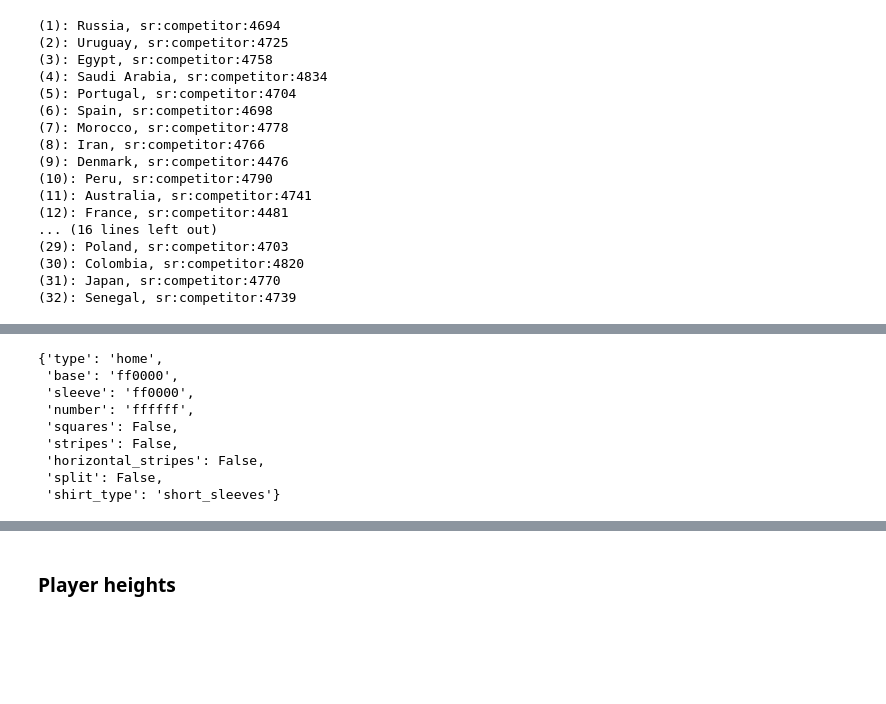
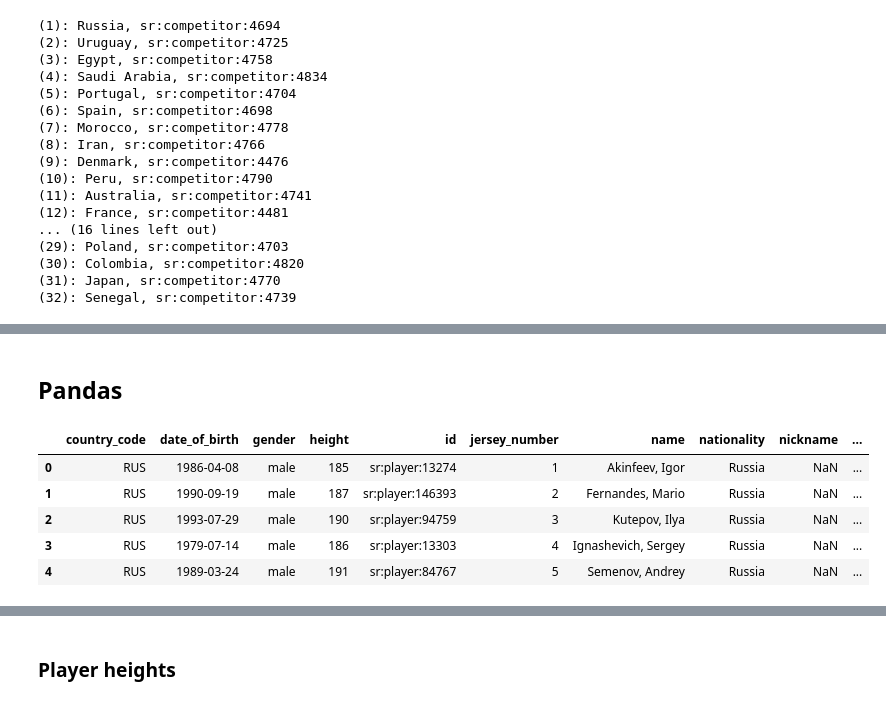
Before and after one commit to johnwmillr/WorldCup2018, a Jupyter notebook: scrape_soccer_data.ipynb, the cells around one changed output, grey strips where cells are left out. Cells and saved outputs as stored; diff of their text form; code cells hidden in the pictures; blank space fills up the shorter version.

```diff
--- a/scrape_soccer_data.ipynb
+++ b/scrape_soccer_data.ipynb
@@ -195,12 +178,2 @@ heights = [float(p['height']) for p in dat['players']]
-# %%
-dat['jerseys'][0]
-# %% [output]
-{'type': 'home',
- 'base': 'ff0000',
- 'sleeve': 'ff0000',
- 'number': 'ffffff',
- 'squares': False,
- 'stripes': False,
- 'horizontal_stripes': False,
- 'split': False,
- 'shirt_type': 'short_sleeves'}
+# %% [markdown]
+## Pandas
@@ -206,0 +187,9 @@ dat['jerseys'][0]
+# %%
+df.head()
+# %% [output]
+|  | country_code | date_of_birth | gender | height | id | jersey_number | name | nationality | nickname | ... |
+| 0 | RUS | 1986-04-08 | male | 185 | sr:player:13274 | 1 | Akinfeev, Igor | Russia | NaN | ... |
+| 1 | RUS | 1990-09-19 | male | 187 | sr:player:146393 | 2 | Fernandes, Mario | Russia | NaN | ... |
+| 2 | RUS | 1993-07-29 | male | 190 | sr:player:94759 | 3 | Kutepov, Ilya | Russia | NaN | ... |
+| 3 | RUS | 1979-07-14 | male | 186 | sr:player:13303 | 4 | Ignashevich, Sergey | Russia | NaN | ... |
+| 4 | RUS | 1989-03-24 | male | 191 | sr:player:84767 | 5 | Semenov, Andrey | Russia | NaN | ... |
```
Also changed, not shown: parts of 11 cells of this notebook.
